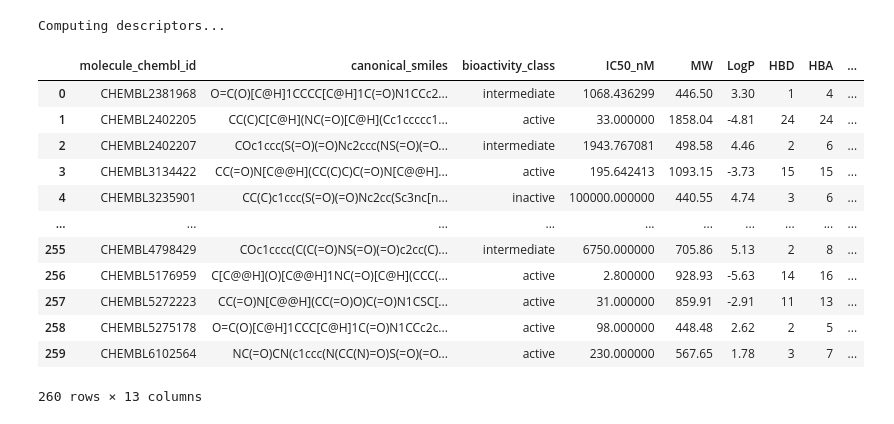
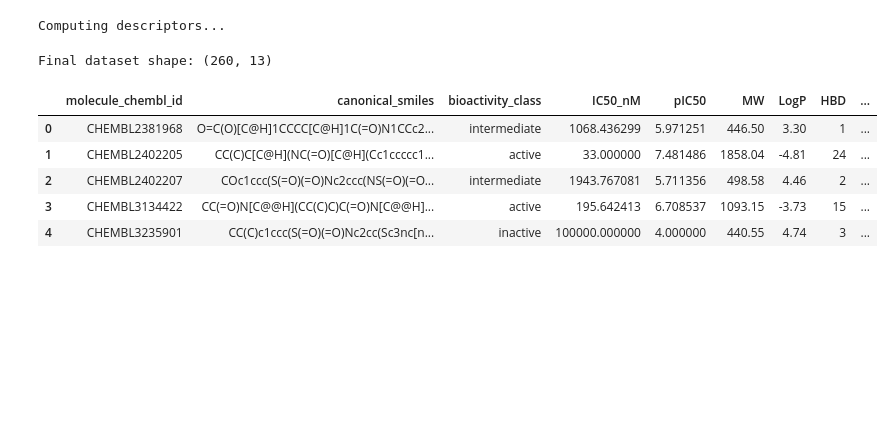
Before and after one commit to israakadhem0-coder/Drug-discovery_ML, a Jupyter notebook: python/keap1_data_collection.ipynb, the cells around one changed output. Drawn from its saved outputs; the diff is of its cells as text; code cells hidden in the pictures; blank space fills up the shorter version.

```diff
--- a/python/keap1_data_collection.ipynb
+++ b/python/keap1_data_collection.ipynb
@@ -202,5 +202,3 @@ for col in desc_df.columns:
     df_dedup[col] = desc_df[col]
 # %% [output]
 Computing descriptors...
-# %%
-df_dedup["PIC50"] = np.log10(df_dedup["IC50_nM"])
@@ -210,16 +204,0 @@ df_combined = pd.concat([df,df_lipinski], axis=1)
-# %%
-df_combined
-# %% [output]
-|  | molecule_chembl_id | canonical_smiles | bioactivity_class | IC50_nM | MW | LogP | HBD | HBA | ... |
-| 0 | CHEMBL2381968 | O=C(O)[C@H]1CCCC[C@H]1C(=O)N1CCc2... | intermediate | 1068.436299 | 446.50 | 3.30 | 1 | 4 | ... |
-| 1 | CHEMBL2402205 | CC(C)C[C@H](NC(=O)[C@H](Cc1ccccc1... | active | 33.000000 | 1858.04 | -4.81 | 24 | 24 | ... |
-| 2 | CHEMBL2402207 | COc1ccc(S(=O)(=O)Nc2ccc(NS(=O)(=O... | intermediate | 1943.767081 | 498.58 | 4.46 | 2 | 6 | ... |
-| 3 | CHEMBL3134422 | CC(=O)N[C@@H](CC(C)C)C(=O)N[C@@H]... | active | 195.642413 | 1093.15 | -3.73 | 15 | 15 | ... |
-| 4 | CHEMBL3235901 | CC(C)c1ccc(S(=O)(=O)Nc2cc(Sc3nc[n... | inactive | 100000.000000 | 440.55 | 4.74 | 3 | 6 | ... |
-| ... | ... | ... | ... | ... | ... | ... | ... | ... | ... |
-| 255 | CHEMBL4798429 | COc1cccc(C(C(=O)NS(=O)(=O)c2cc(C)... | intermediate | 6750.000000 | 705.86 | 5.13 | 2 | 8 | ... |
-| 256 | CHEMBL5176959 | C[C@@H](O)[C@@H]1NC(=O)[C@H](CCC(... | active | 2.800000 | 928.93 | -5.63 | 14 | 16 | ... |
-| 257 | CHEMBL5272223 | CC(=O)N[C@@H](CC(=O)O)C(=O)N1CSC[... | active | 31.000000 | 859.91 | -2.91 | 11 | 13 | ... |
-| 258 | CHEMBL5275178 | O=C(O)[C@H]1CCC[C@H]1C(=O)N1CCc2c... | active | 98.000000 | 448.48 | 2.62 | 2 | 5 | ... |
-| 259 | CHEMBL6102564 | NC(=O)CN(c1ccc(N(CC(N)=O)S(=O)(=O... | active | 230.000000 | 567.65 | 1.78 | 3 | 7 | ... |
-260 rows × 13 columns
@@ -227,0 +205,38 @@ df_combined.to_csv('dedup_final_data.csv', index=False)
+# %%
+# 1. Compute pIC50 safely directly on df_dedup
+df_dedup["pIC50"] = 9 - np.log10(df_dedup["IC50_nM"])
+
+# 2. Add the bioactivity classification directly
+df_dedup["bioactivity_class"] = bioactivity_class
+
+# 3. Select final columns for output
+final_cols = [
+    'molecule_chembl_id',
+    'canonical_smiles',
+    'bioactivity_class',
+    'IC50_nM',
+    'pIC50',
+    'MW',
+    'LogP',
+    'HBD',
+    'HBA',
+    'RotB',
+    'TPSA',
+    'Rings',
+    'ArRings'
+]
+
+df_final = df_dedup[final_cols].copy()
+
+# Save finalized CSV
+df_final.to_csv('keap1_bioactivity_data.csv', index=False)
+print(f"Final dataset shape: {df_final.shape}")
+df_final.head()
+# %% [output]
+Final dataset shape: (260, 13)
+|  | molecule_chembl_id | canonical_smiles | bioactivity_class | IC50_nM | pIC50 | MW | LogP | HBD | ... |
+| 0 | CHEMBL2381968 | O=C(O)[C@H]1CCCC[C@H]1C(=O)N1CCc2... | intermediate | 1068.436299 | 5.971251 | 446.50 | 3.30 | 1 | ... |
+| 1 | CHEMBL2402205 | CC(C)C[C@H](NC(=O)[C@H](Cc1ccccc1... | active | 33.000000 | 7.481486 | 1858.04 | -4.81 | 24 | ... |
+| 2 | CHEMBL2402207 | COc1ccc(S(=O)(=O)Nc2ccc(NS(=O)(=O... | intermediate | 1943.767081 | 5.711356 | 498.58 | 4.46 | 2 | ... |
+| 3 | CHEMBL3134422 | CC(=O)N[C@@H](CC(C)C)C(=O)N[C@@H]... | active | 195.642413 | 6.708537 | 1093.15 | -3.73 | 15 | ... |
+| 4 | CHEMBL3235901 | CC(C)c1ccc(S(=O)(=O)Nc2cc(Sc3nc[n... | inactive | 100000.000000 | 4.000000 | 440.55 | 4.74 | 3 | ... |
```
Also changed, not shown: parts of 2 cells of this notebook.
